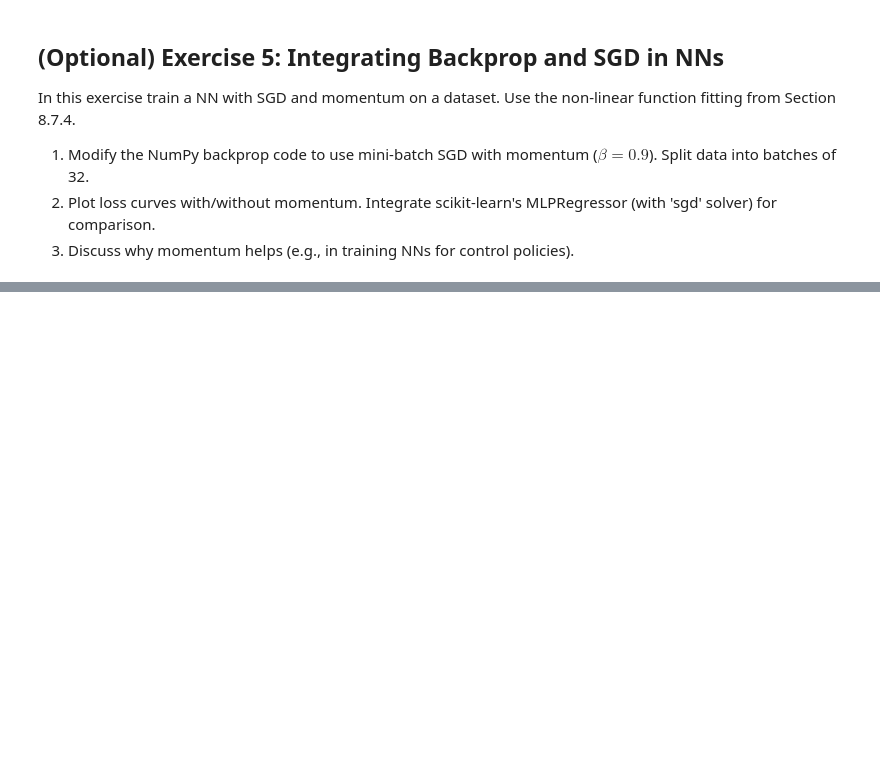
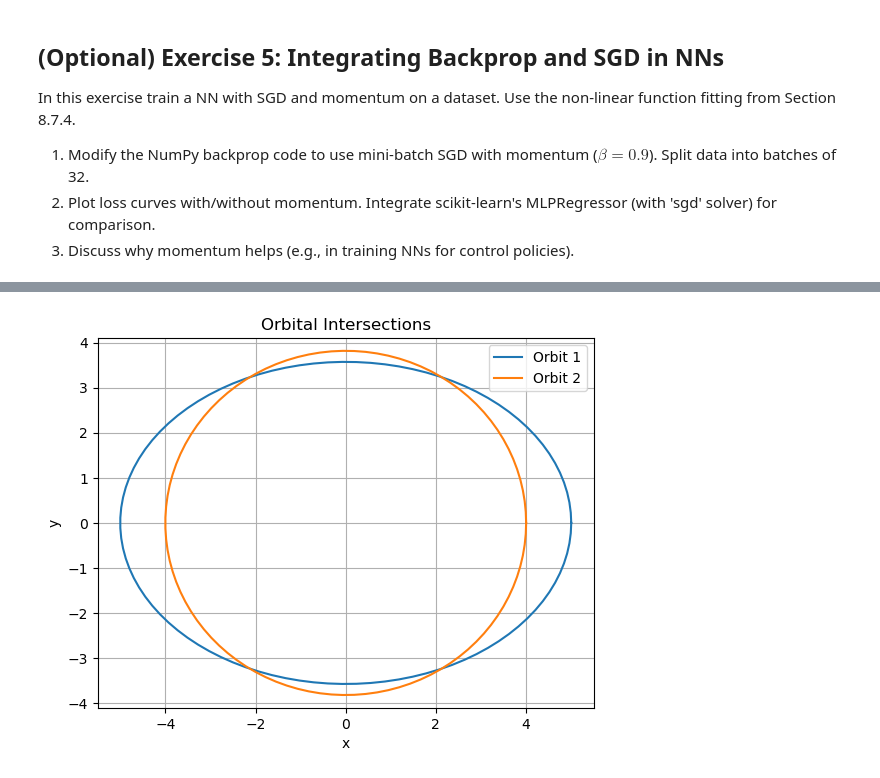
Before and after one commit to Leibniz-IWT/comp_eng, a Jupyter notebook: notebooks/09_tutorials-optimization.ipynb, the cells around one changed output, grey strips where cells are left out. Drawn from its saved outputs; the diff is of its cells as text; code cells hidden in the pictures; blank space fills up the shorter version.

```diff
--- a/notebooks/09_tutorials-optimization.ipynb
+++ b/notebooks/09_tutorials-optimization.ipynb
@@ -625,0 +701,47 @@ NameError: name 'MLPRegressor' is not defined
+# %%
+# Parameters: Orbit 1 (a1=3, e1=0.5), Orbit 2 (a2=4, e2=0.3)
+a1, e1 = 5, 0.7
+b1 = a1 * np.sqrt(1 - e1**2)
+a2, e2 = 4, 0.3
+b2 = a2 * np.sqrt(1 - e2**2)
+roots = []
+
+# System residuals
+def residuals(x):
+    x, y = z
+    f1 = None # = 0
+    f2 = None # = 0
+    return
+
+# NLLS objective for SHGO (sum squares)
+def nlls_obj(z):
+    pass
+    #res = #
+    return # np.sum(np.array(res)**2)
+
+# Local solve with Gauss-Newton, e.g/
+#z0 = np.array([1.0, 1.0])
+#res_local = least_squares(residuals, z0, method='lm')
+#print("Local root:", res_local.x, "Obj:", nlls_obj(res_local.x))
+
+# Global solve with SHGO, suggested to use n=100, iters=5
+# bounds = [(-5, 5), (-5, 5)]
+# res_global = shgo(nlls_obj, b...)  # Sample densely
+# roots = res_global.xl[res_global.funl < 1e-10]  # Filter true zeros
+# print("All roots:", roots)
+
+# Plot ellipses and roots
+theta = np.linspace(0, 2*np.pi, 100)
+plt.plot(a1 * np.cos(theta), b1 * np.sin(theta), '-', label='Orbit 1')
+plt.plot(a2 * np.cos(theta), b2 * np.sin(theta), '-', label='Orbit 2')
+if len(roots) > 0:
+    plt.plot(roots[:,0], roots[:,1], 'ko', label='Roots')
+plt.xlabel('x')
+plt.ylabel('y')
+plt.title('Orbital Intersections')
+plt.axis('equal')
+plt.legend()
+plt.grid(True)
+plt.show()
+# %% [output]
+[figure, added]
```
Also changed, not shown: parts of 38 cells of this notebook.
